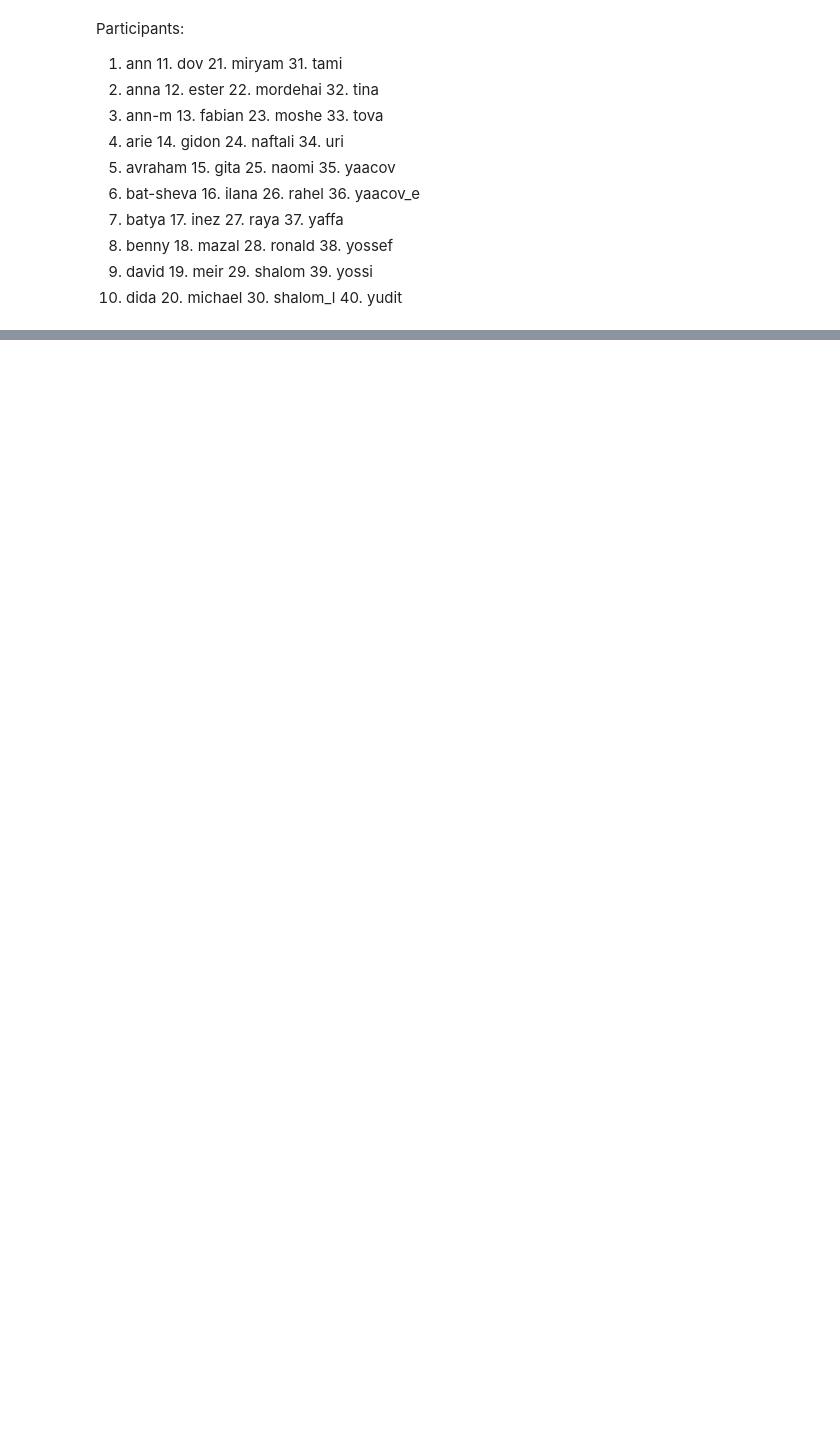
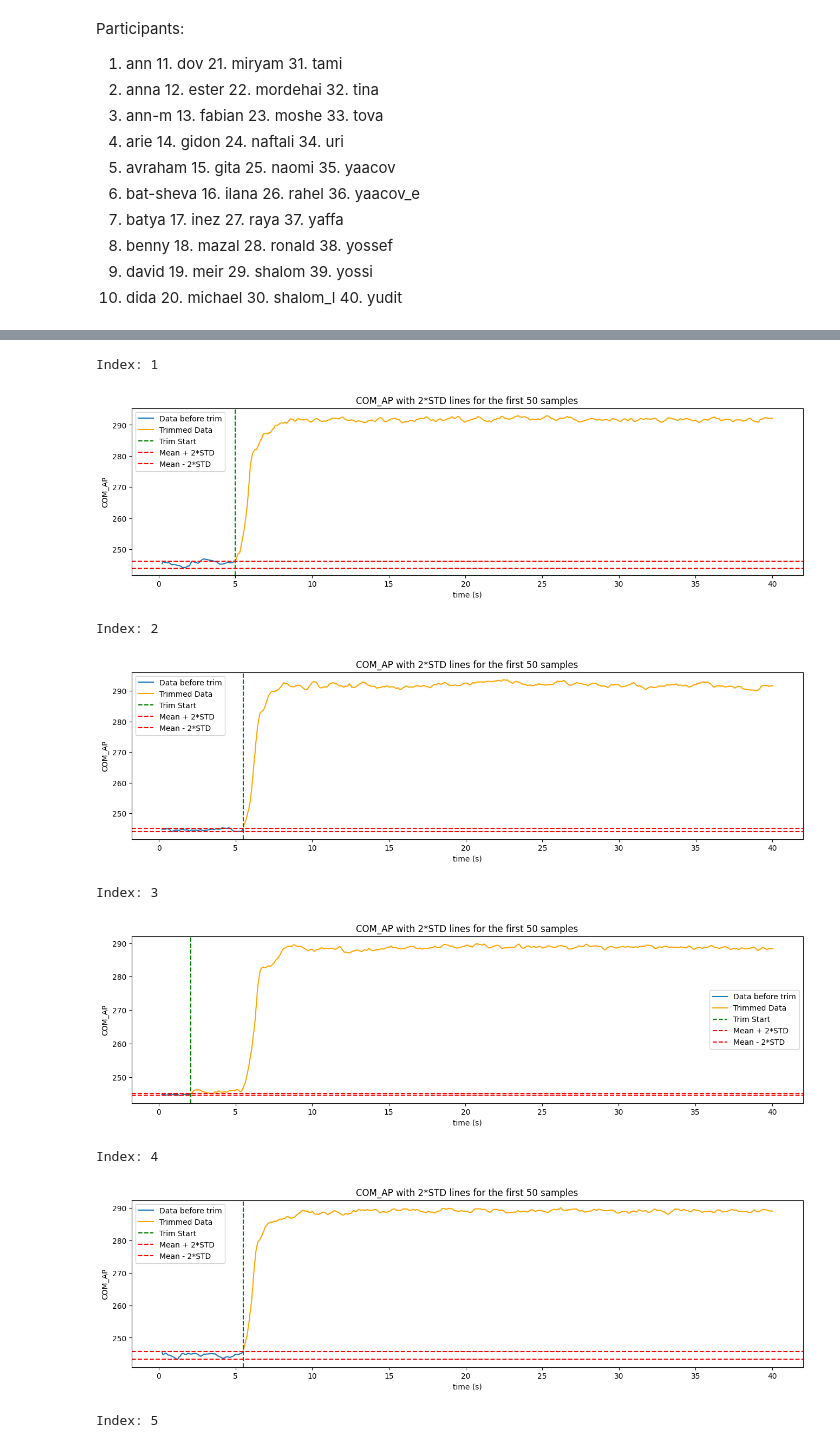
Before and after one commit to shahafgev/fall_risk_analysis, a Jupyter notebook: notebooks/exploration/participant_visualizer.ipynb, the cells around one changed output, grey strips where cells are left out. Drawn from its saved outputs; the diff is of its cells as text; code cells hidden in the pictures; blank space fills up the shorter version.

```diff
--- a/notebooks/exploration/participant_visualizer.ipynb
+++ b/notebooks/exploration/participant_visualizer.ipynb
@@ -46,0 +49,18 @@ NameError: name 'show_decision_trim_plots' is not defined
+# %%
+for index in range(1, 6):
+    print(f"Index: {index}")
+    # Build the full path to the CSV, relative to notebook
+    csv_path = os.path.join(
+        "..", "..", "data", "raw", "older_adults", participant_name,
+        f"{participant_name}_zed", f"{participant_name}_eyes_closed{index}.csv")
+    show_decision_trim_plots(zed_file_dir=csv_path, zed_frames=eyes_open[index - 1])
+# %% [output]
+Index: 1
+[figure, added]
+Index: 2
+[figure, added]
+Index: 3
+[figure, added]
+Index: 4
+[figure, added]
+Index: 5
```
Also changed, not shown: parts of 24 cells of this notebook, 31 other files.
